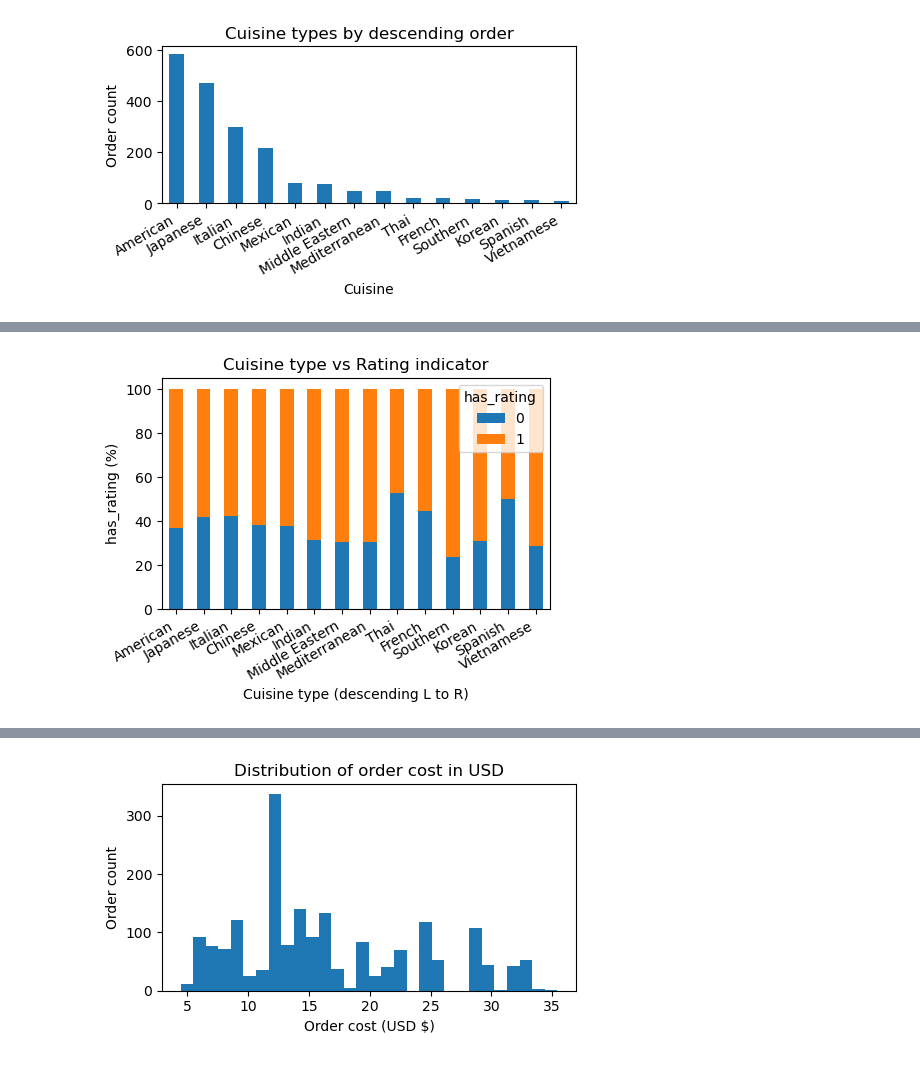
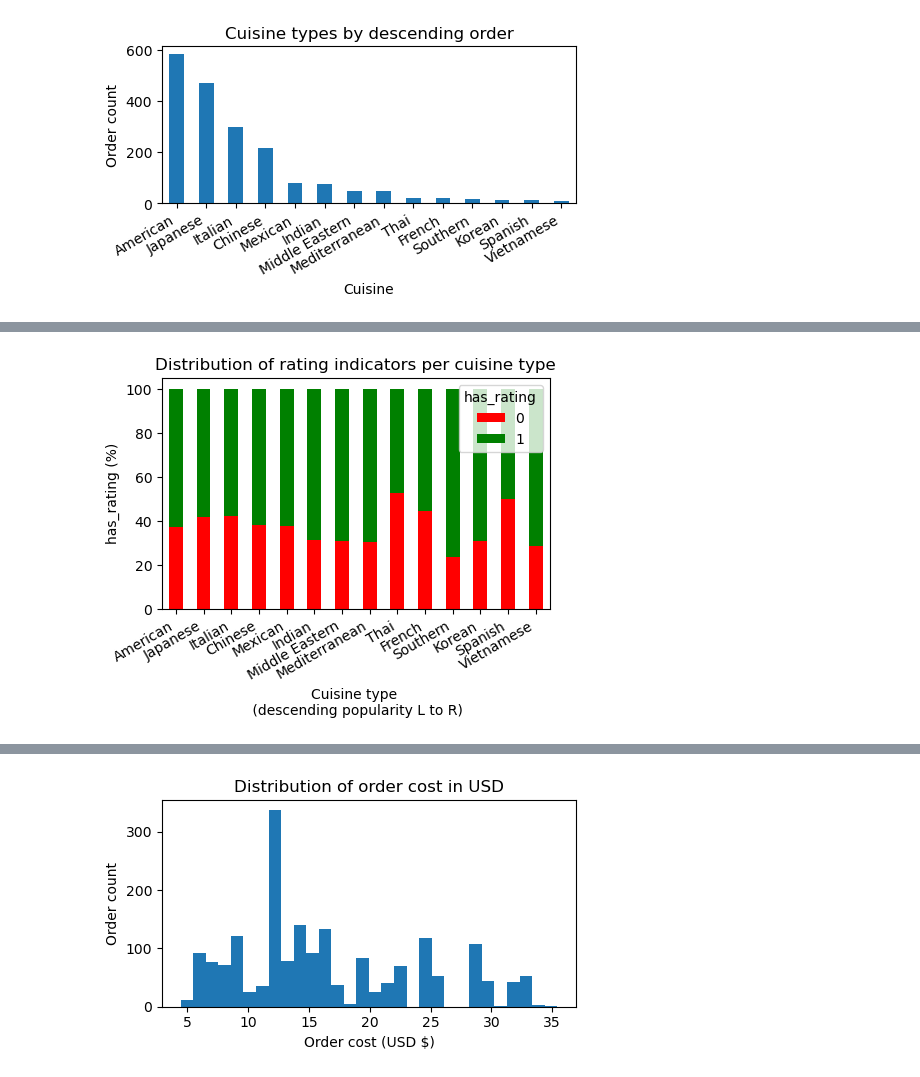
Before and after one commit to moonheekim6/data1030-fall2025-final-presentation, a Jupyter notebook: final-project.ipynb, the cells around one changed output, grey strips where cells are left out. Saved outputs shown, nothing was run; the diff lists cells and outputs as text; code cells hidden in the pictures.

```diff
--- a/final-project.ipynb
+++ b/final-project.ipynb
@@ -220,15 +239,15 @@ plt.show()
 # %%
 # cuisine type correlation
 rating_counts = df.groupby(['cuisine_type', 'has_rating']).size().unstack(fill_value=0)
 rating_counts = rating_counts.loc[rating_counts.sum(axis=1).sort_values(ascending=False).index]
 rating_percent = rating_counts.div(rating_counts.sum(axis=1), axis=0) * 100
 
-rating_percent.plot(kind='bar', stacked=True, figsize=(5,3))
-plt.xlabel('Cuisine type (descending L to R)')
+rating_percent.plot(kind='bar', stacked=True, figsize=(5,3), color=['red','green'])
+plt.xlabel('Cuisine type \n (descending popularity L to R)')
 plt.ylabel('has_rating (%)')
 plt.suptitle('')
 plt.xticks(rotation=30, ha='right')
-plt.title('Cuisine type vs Rating indicator')
+plt.title('Distribution of rating indicators per cuisine type')
 plt.show()
 # %% [output]
-[figure, old version]
+[figure, new version]
```
Also changed, not shown: parts of 30 cells of this notebook.
